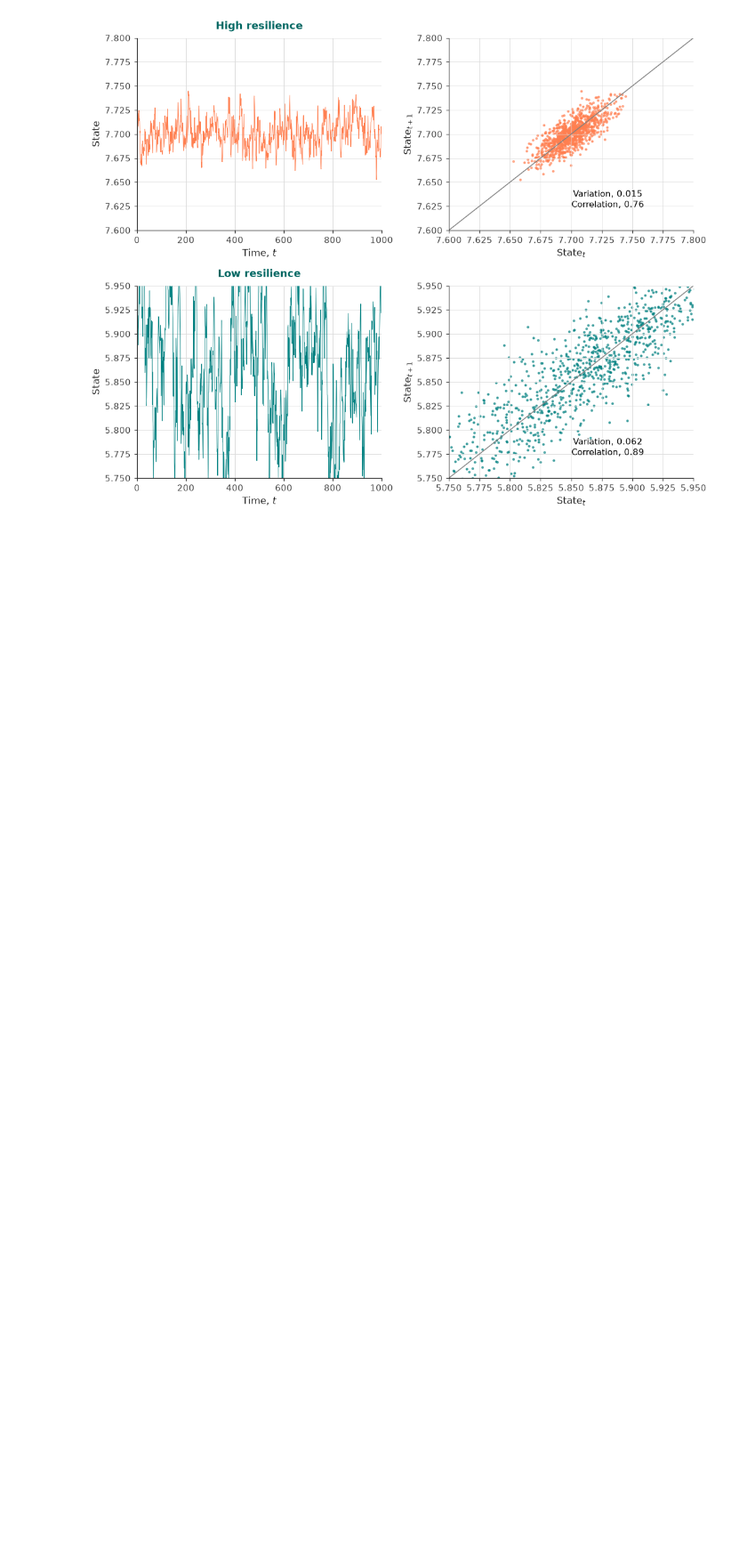
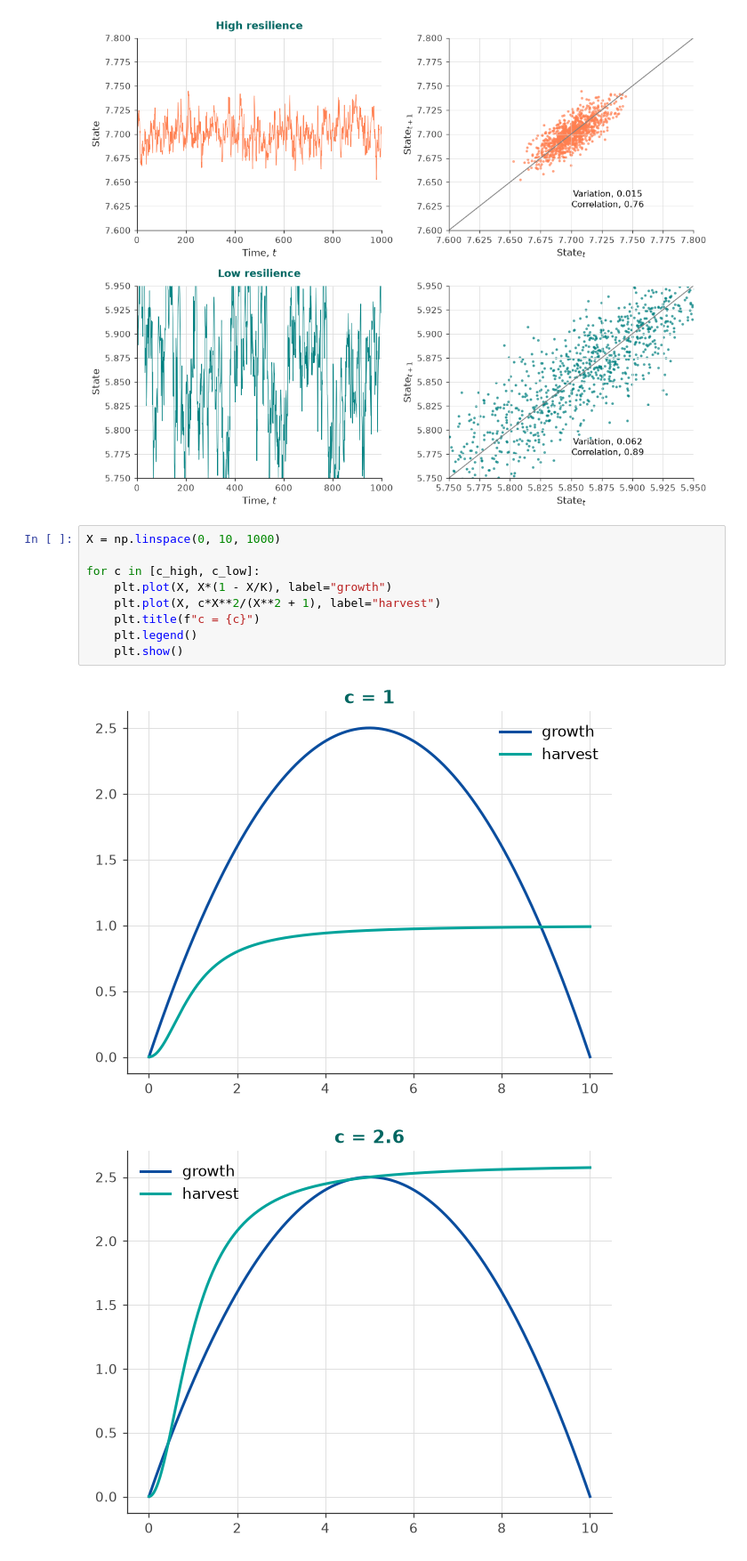
Before and after one commit to betsplie/CSassignment2, a Jupyter notebook: plots.ipynb, the cells around one changed output. Shown at 89% size. Saved outputs shown, nothing was run; the diff lists cells and outputs as text; blank space fills up the shorter version.

Commit message:
update_plots.ipynb

```diff
--- a/plots.ipynb
+++ b/plots.ipynb
@@ -221,3 +222,15 @@ plt.tight_layout()
 plt.show()
 # %% [output]
 [figure]
+# %%
+X = np.linspace(0, 10, 1000)
+
+for c in [c_high, c_low]:
+    plt.plot(X, X*(1 - X/K), label="growth")
+    plt.plot(X, c*X**2/(X**2 + 1), label="harvest")
+    plt.title(f"c = {c}")
+    plt.legend()
+    plt.show()
+# %% [output]
+[figure, added]
+[figure, added]
```
Also changed, not shown: parts of 4 cells of this notebook.
